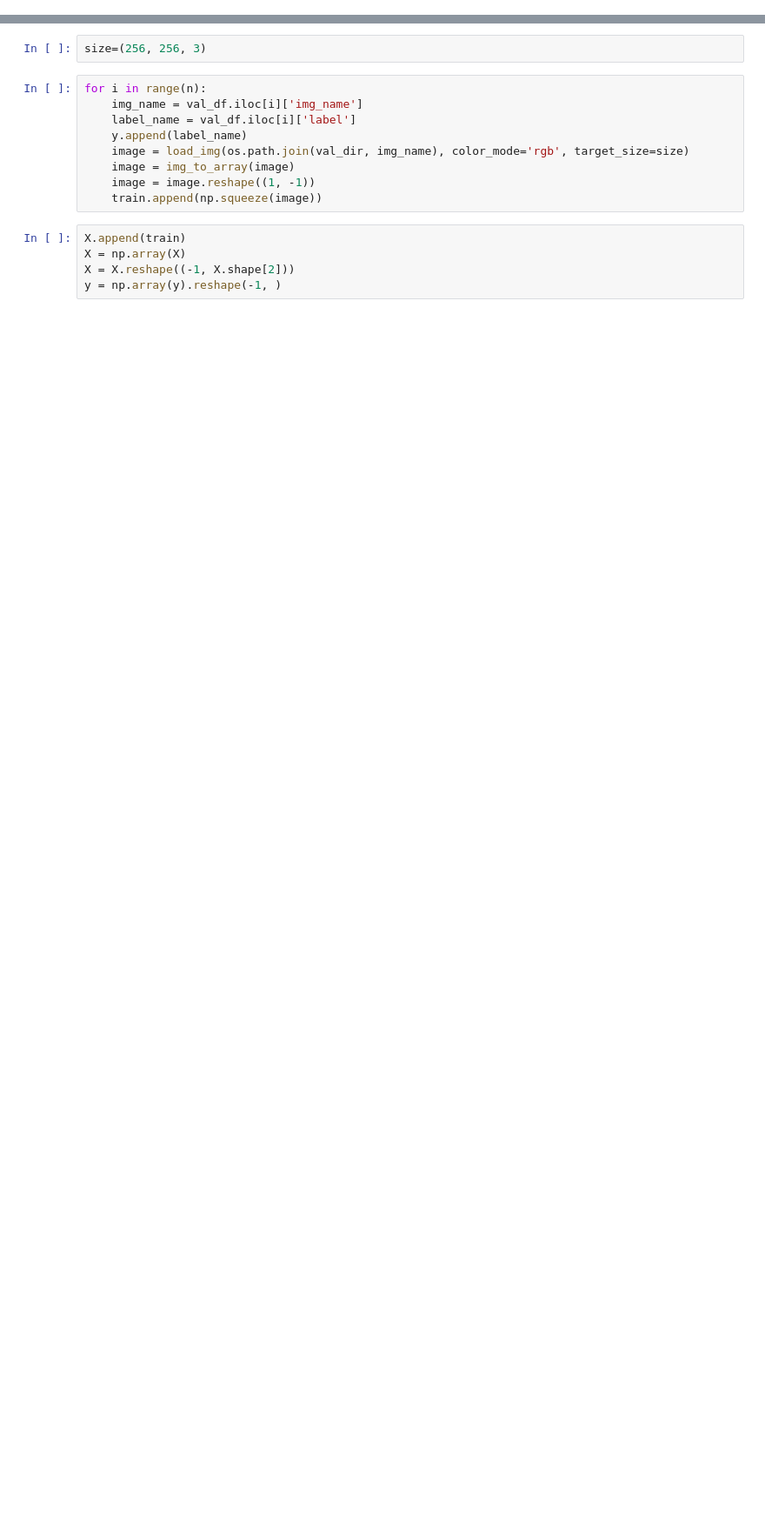
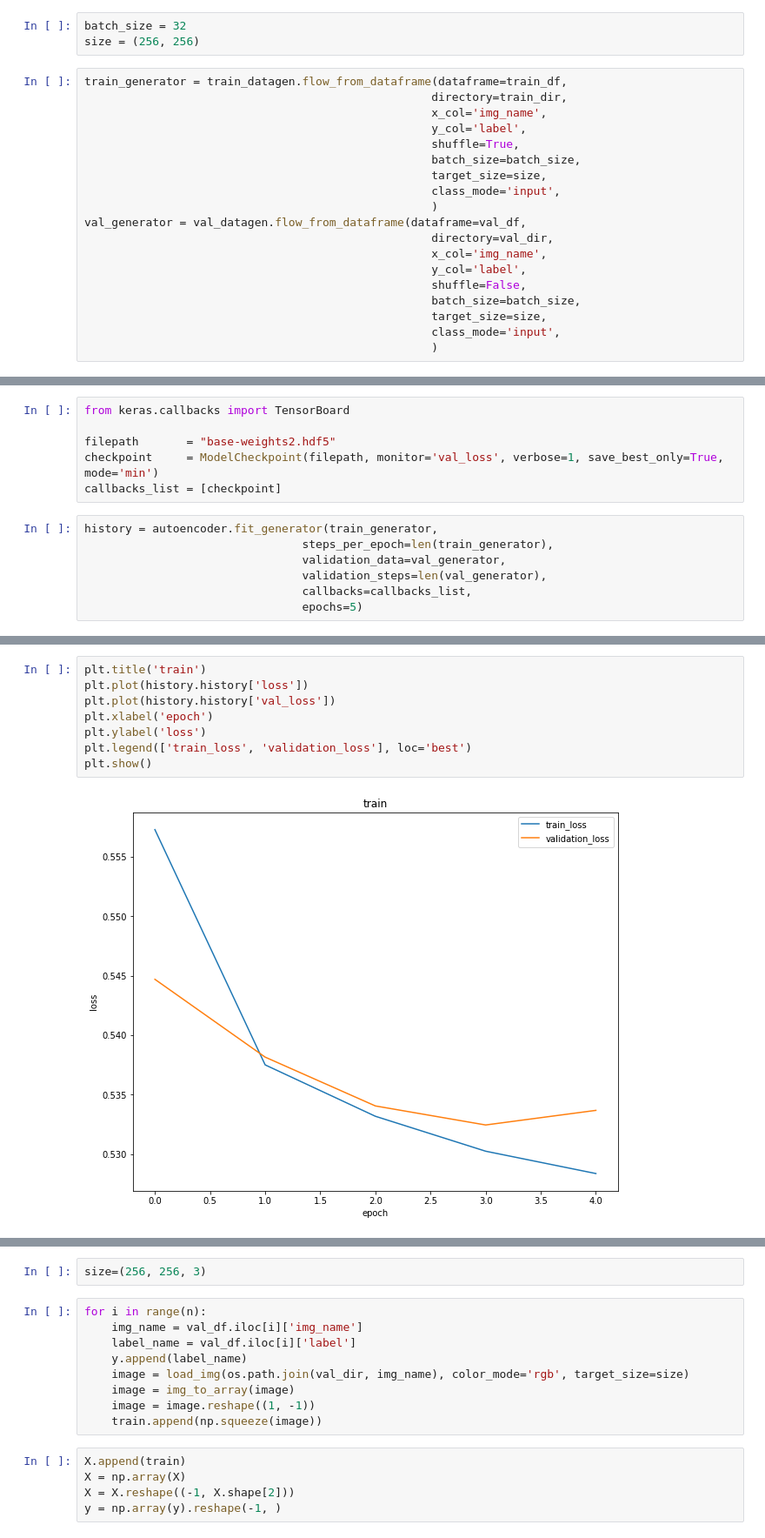
Before and after one commit to JavisDaDa/Statistical-ML, a Jupyter notebook: term_project/LoadData.ipynb, the cells around one changed output, grey strips where cells are left out. Shown at 87% size. Cells and saved outputs as stored; diff of their text form; blank space fills up the shorter version.

Commit message:
TermProject_load data

```diff
--- a/term_project/LoadData.ipynb
+++ b/term_project/LoadData.ipynb
@@ -30,0 +45,22 @@ test_df = pd.read_csv('../data/sample_submission.csv')
+# %%
+batch_size = 32
+size = (256, 256)
+# %%
+train_generator = train_datagen.flow_from_dataframe(dataframe=train_df,
+                                                   directory=train_dir,
+                                                   x_col='img_name',
+                                                   y_col='label',
+                                                   shuffle=True,
+                                                   batch_size=batch_size,
+                                                   target_size=size,
+                                                   class_mode='input',
+                                                   )
+val_generator = val_datagen.flow_from_dataframe(dataframe=val_df,
+                                                   directory=val_dir,
+                                                   x_col='img_name',
+                                                   y_col='label',
+                                                   shuffle=False,
+                                                   batch_size=batch_size,
+                                                   target_size=size,
+                                                   class_mode='input',
+                                                   )
@@ -30,0 +115,13 @@ test_df = pd.read_csv('../data/sample_submission.csv')
+# %%
+from keras.callbacks import TensorBoard
+
+filepath       = "base-weights2.hdf5"
+checkpoint     = ModelCheckpoint(filepath, monitor='val_loss', verbose=1, save_best_only=True, mode='min')
+callbacks_list = [checkpoint]
+# %%
+history = autoencoder.fit_generator(train_generator,
+                                steps_per_epoch=len(train_generator),
+                                validation_data=val_generator,
+                                validation_steps=len(val_generator),
+                                callbacks=callbacks_list,
+                                epochs=5)
@@ -30,0 +234,10 @@ test_df = pd.read_csv('../data/sample_submission.csv')
+# %%
+plt.title('train')
+plt.plot(history.history['loss'])
+plt.plot(history.history['val_loss'])
+plt.xlabel('epoch')
+plt.ylabel('loss')
+plt.legend(['train_loss', 'validation_loss'], loc='best')
+plt.show()
+# %% [output]
+[figure, added]
```
Also changed, not shown: parts of 39 cells of this notebook, 2 other files.
